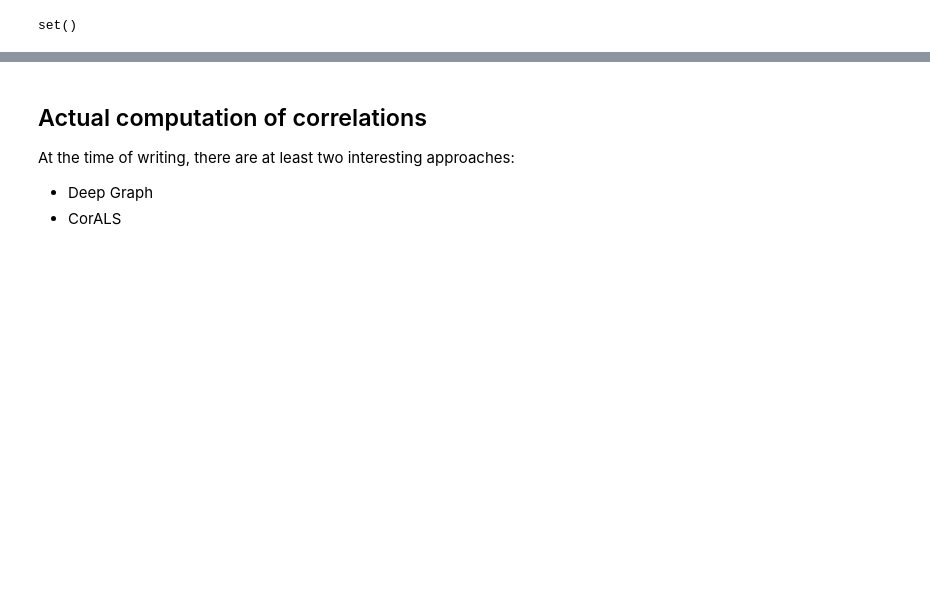
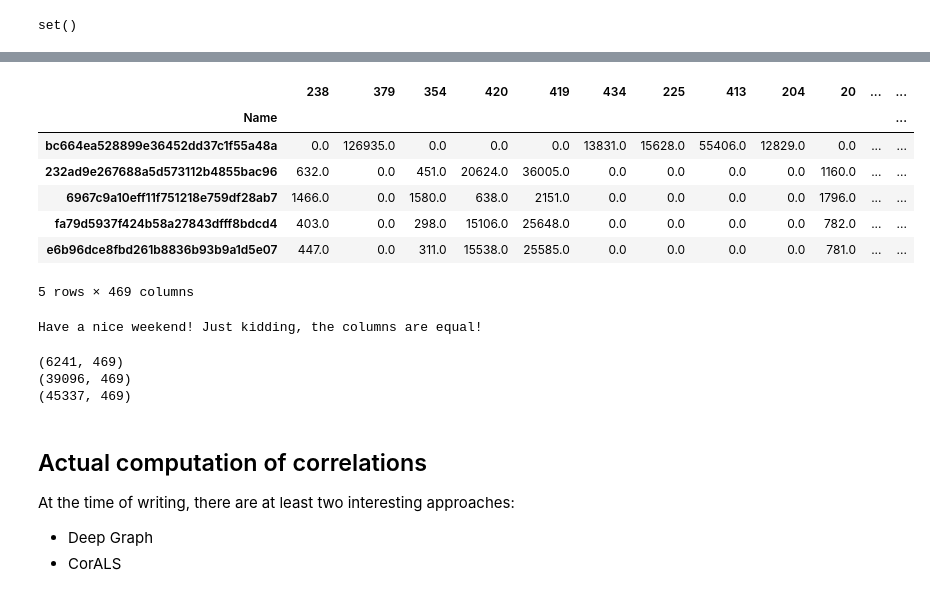
Before and after one commit to SantosRAC/maize_microbiome_transcriptomics, a Jupyter notebook: correlations_rnaseq_metataxonomics/asv_tpm_correlations.ipynb, the cells around one changed output, grey strips where cells are left out. Saved outputs shown, nothing was run; the diff lists cells and outputs as text; code cells hidden in the pictures; blank space fills up the shorter version.

```diff
--- a/correlations_rnaseq_metataxonomics/asv_tpm_correlations.ipynb
+++ b/correlations_rnaseq_metataxonomics/asv_tpm_correlations.ipynb
@@ -403,0 +514,16 @@ set()
+# %%
+wallace_asvs.head()
+# %% [output]
+|  | 238 | 379 | 354 | 420 | 419 | 434 | 225 | 413 | 204 | 20 | ... | ... |
+| Name |  |  |  |  |  |  |  |  |  |  |  | ... |
+| bc664ea528899e36452dd37c1f55a48a | 0.0 | 126935.0 | 0.0 | 0.0 | 0.0 | 13831.0 | 15628.0 | 55406.0 | 12829.0 | 0.0 | ... | ... |
+| 232ad9e267688a5d573112b4855bac96 | 632.0 | 0.0 | 451.0 | 20624.0 | 36005.0 | 0.0 | 0.0 | 0.0 | 0.0 | 1160.0 | ... | ... |
+| 6967c9a10eff11f751218e759df28ab7 | 1466.0 | 0.0 | 1580.0 | 638.0 | 2151.0 | 0.0 | 0.0 | 0.0 | 0.0 | 1796.0 | ... | ... |
+| fa79d5937f424b58a27843dfff8bdcd4 | 403.0 | 0.0 | 298.0 | 15106.0 | 25648.0 | 0.0 | 0.0 | 0.0 | 0.0 | 782.0 | ... | ... |
+| e6b96dce8fbd261b8836b93b9a1d5e07 | 447.0 | 0.0 | 311.0 | 15538.0 | 25585.0 | 0.0 | 0.0 | 0.0 | 0.0 | 781.0 | ... | ... |
+5 rows × 469 columns
+# %%
+if wallace_asvs.columns.all() == kremling_expression_v5.columns.all():
+    print('Have a nice weekend! Just kidding, the columns are equal!')
+# %% [output]
+Have a nice weekend! Just kidding, the columns are equal!
@@ -403,0 +532,8 @@ set()
+# %%
+print(wallace_asvs.shape)
+print(kremling_expression_v5.shape)
+print(concatenated_df.shape)
+# %% [output]
+(6241, 469)
+(39096, 469)
+(45337, 469)
```
Also changed, not shown: parts of 34 cells of this notebook.
